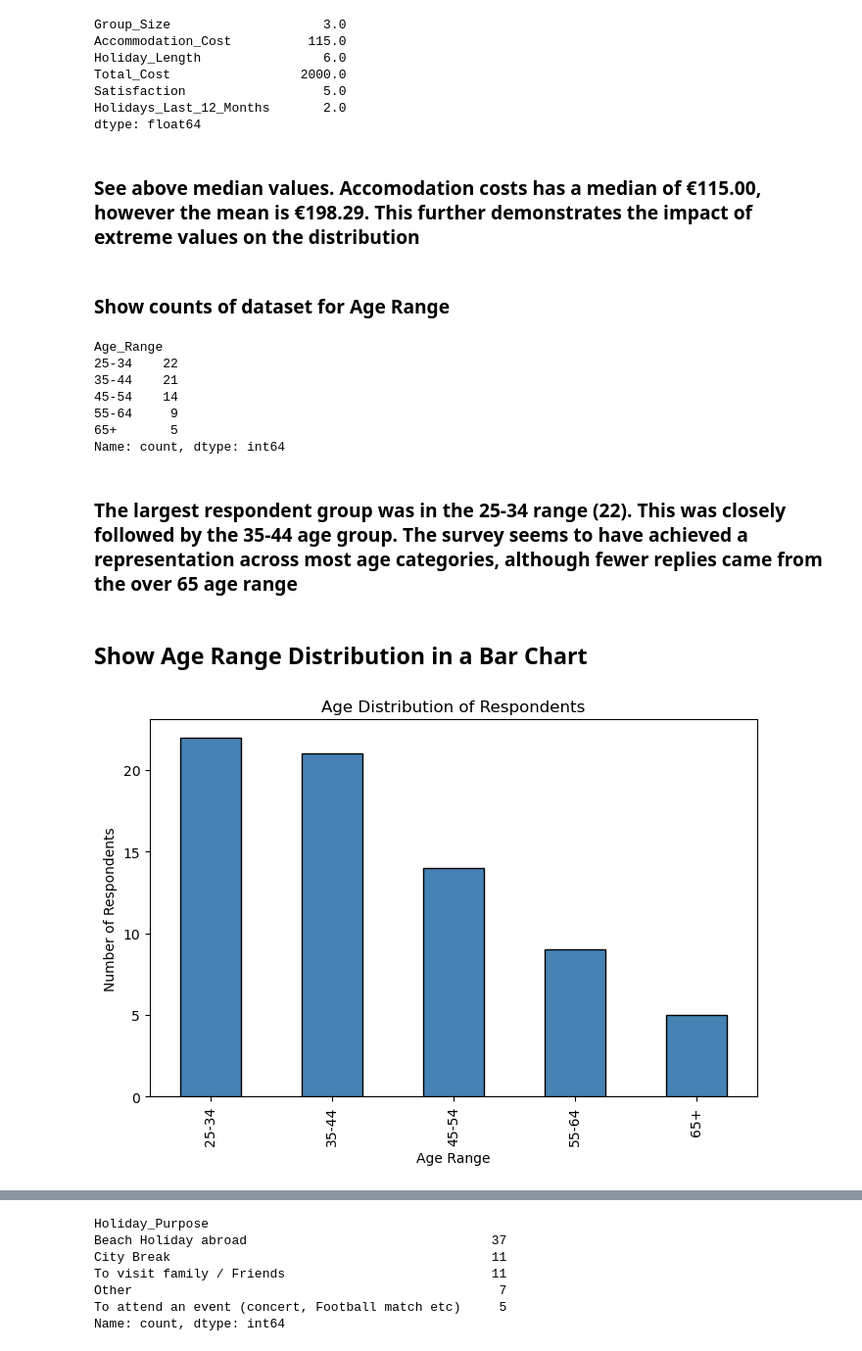
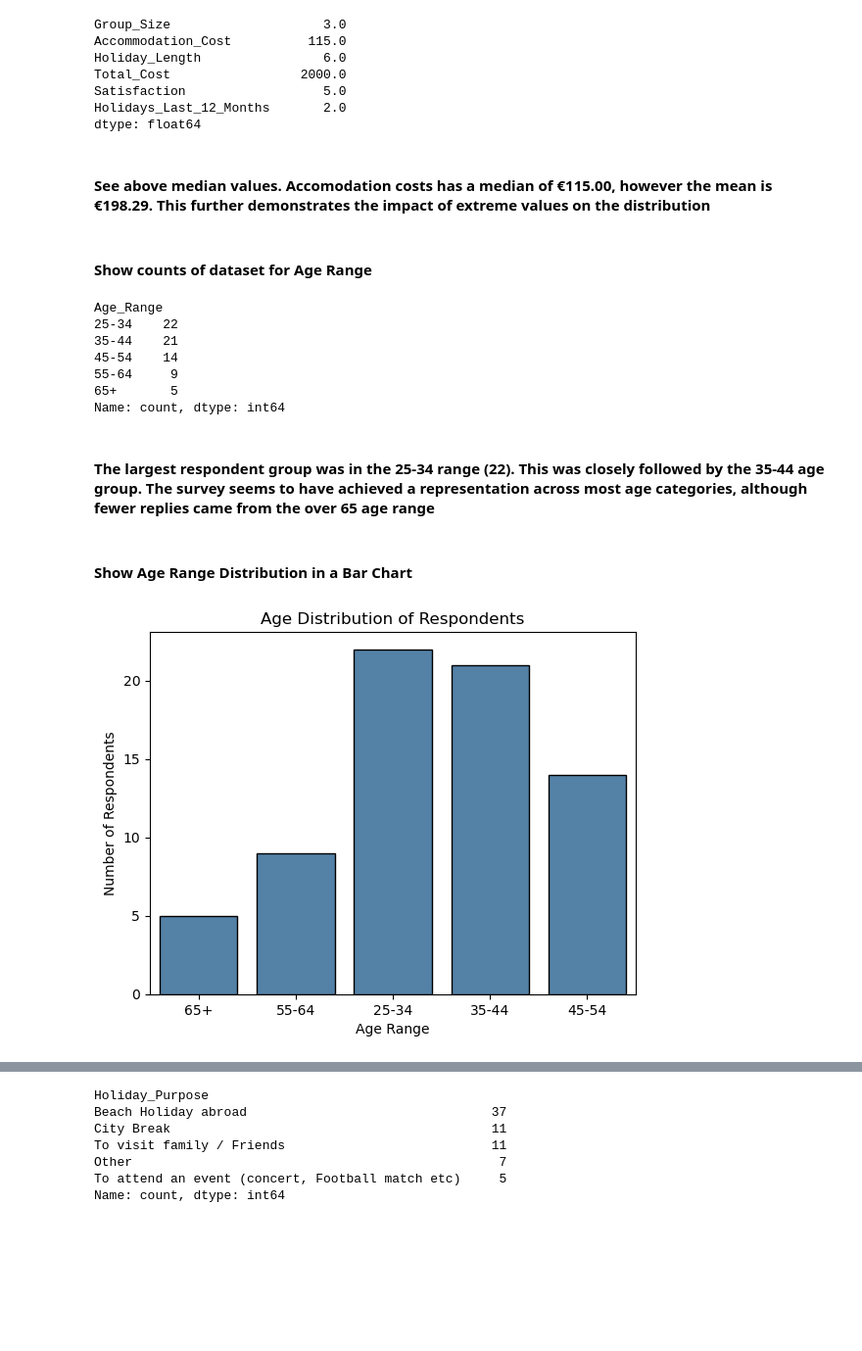
Before and after one commit to sba26096-CiaranLynch/Stastical_Techniques, a Jupyter notebook: Hdip_CIARAN_LYNCH_2026.ipynb, the cells around one changed output, grey strips where cells are left out. Shown at 98% size. Saved outputs shown, nothing was run; the diff lists cells and outputs as text; code cells hidden in the pictures; blank space fills up the shorter version.

```diff
--- a/Hdip_CIARAN_LYNCH_2026.ipynb
+++ b/Hdip_CIARAN_LYNCH_2026.ipynb
@@ -154,9 +158,9 @@ Satisfaction                  5.0
 Holidays_Last_12_Months       2.0
 dtype: float64
 # %% [markdown]
-### See above median values.  Accomodation costs has a median of €115.00, however the mean is €198.29.  This further demonstrates the impact of extreme values on the distribution
+#### See above median values.  Accomodation costs has a median of €115.00, however the mean is €198.29.  This further demonstrates the impact of extreme values on the distribution
 # %% [markdown]
-### Show counts of dataset for Age Range
+#### Show counts of dataset for Age Range
 # %%
 df_Holidays['Age_Range'].value_counts()
 # %% [output]
@@ -168,21 +172,21 @@ Age_Range
 65+       5
 Name: count, dtype: int64
 # %% [markdown]
-### The largest respondent group was in the 25-34 range (22).  This was closely followed by the 35-44 age group. The survey seems to have achieved a representation across most age categories, although fewer replies came from the over 65 age range
+#### The largest respondent group was in the 25-34 range (22).  This was closely followed by the 35-44 age group. The survey seems to have achieved a representation across most age categories, although fewer replies came from the over 65 age range
 # %% [markdown]
-## Show Age Range Distribution in a Bar Chart
+#### Show Age Range Distribution in a Bar Chart
 # %%
-plt.figure(figsize=(8,5) )
-
-df_age.plot.bar(
+sns.countplot(
+    data=df_Holidays,
+    x = "Age_Range",
     color="steelblue",
     edgecolor="black")
 
 plt.title("Age Distribution of Respondents")
 plt.xlabel("Age Range")
 plt.ylabel("Number of Respondents")
 
 plt.show()
 # %% [output]
-[figure, old version]
+[figure, new version]
 # %% [markdown]
```
Also changed, not shown: parts of 119 cells of this notebook, 3 other files.
